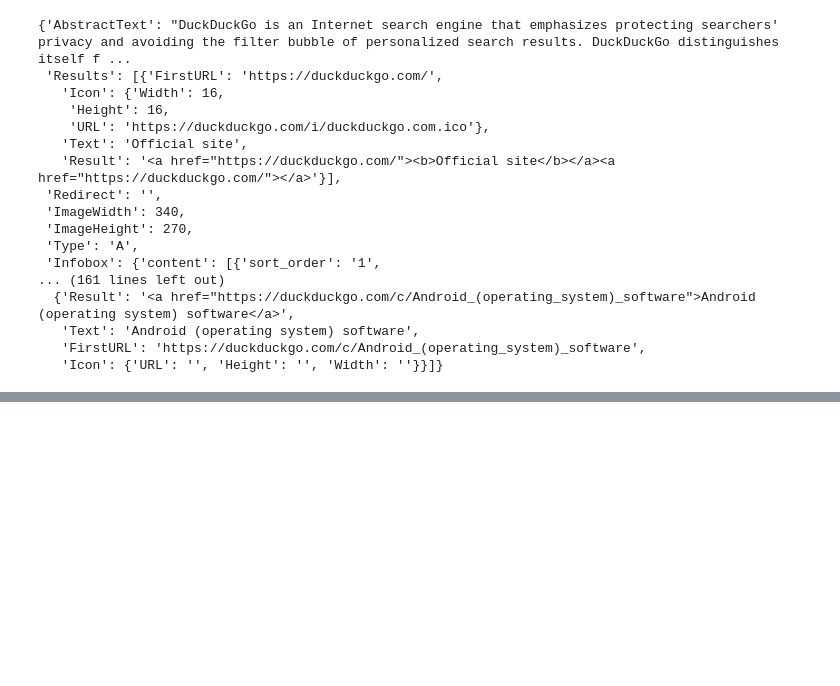
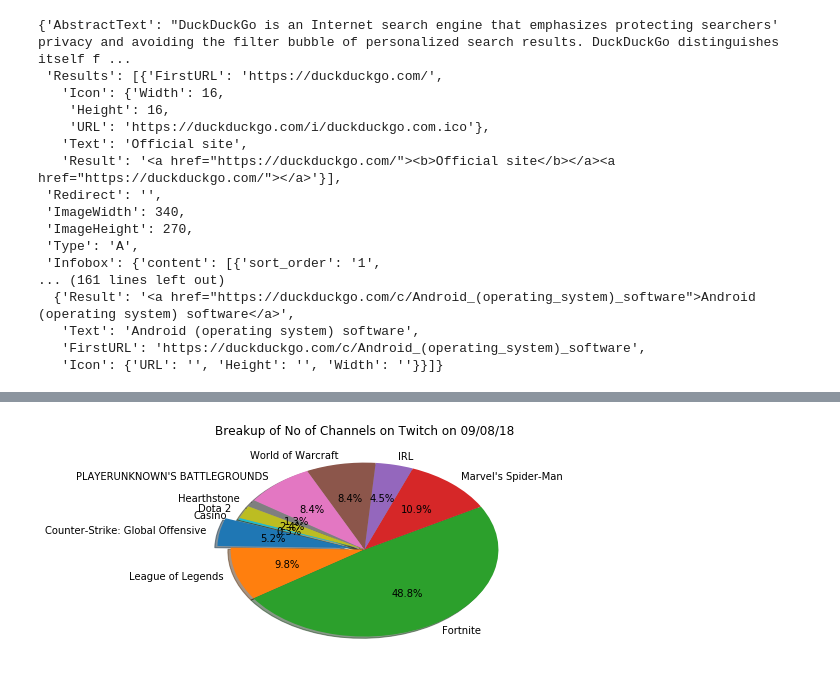
Before and after one commit to jesseyu0323/Project1-Tech2, a Jupyter notebook: Twitch.ipynb, the cells around one changed output, grey strips where cells are left out. Saved outputs shown, nothing was run; the diff lists cells and outputs as text; code cells hidden in the pictures; blank space fills up the shorter version.

```diff
--- a/Twitch.ipynb
+++ b/Twitch.ipynb
@@ -106,0 +130,7 @@ https://contextualwebsearch.com/api/Search/WebSearchAPIWithPagination?q=[q]&page
+# %%
+explode=[0.1,0,0,0,0,0,0,0,0,0]
+plt.pie(df['Channels'],labels=df['Game'].tolist(),shadow=True,startangle=160,explode=explode, autopct='%.1f%%')
+plt.title(f'Breakup of No of Channels on Twitch on {currtime}')
+plt.show()
+# %% [output]
+[figure, added]
```
Also changed, not shown: parts of 4 cells of this notebook.
